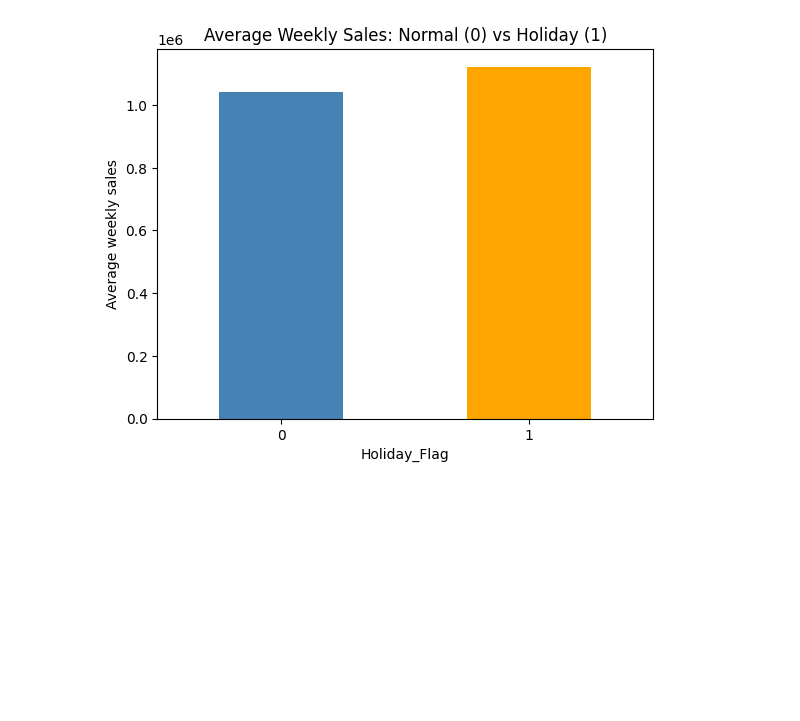
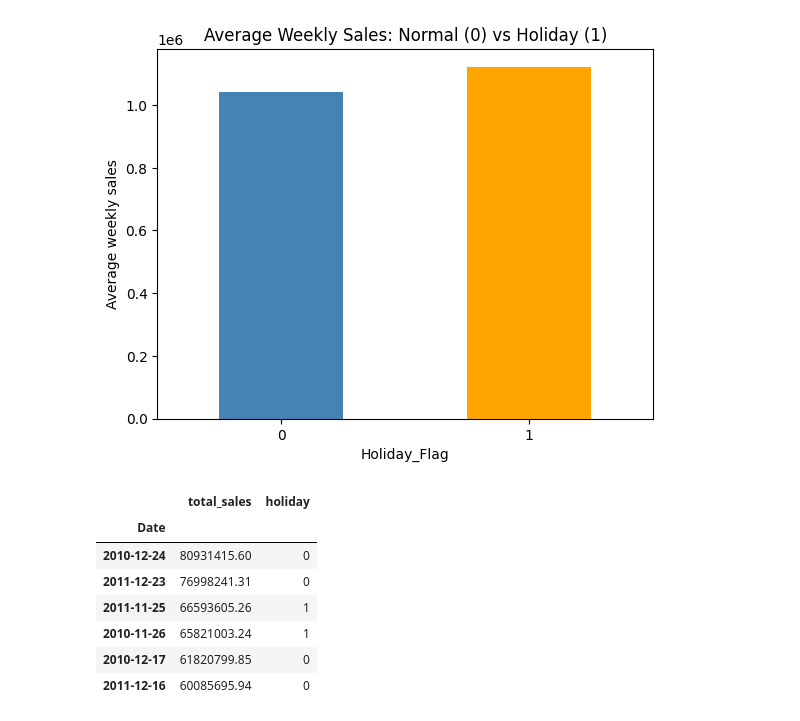
Before and after one commit to asmipandey18/Elevvo_Ml_Internship, a Jupyter notebook: task7_sales_forecasting/Sales_forecasting.ipynb, the cells around one changed output. Saved outputs shown, nothing was run; the diff lists cells and outputs as text; code cells hidden in the pictures; blank space fills up the shorter version.

```diff
--- a/task7_sales_forecasting/Sales_forecasting.ipynb
+++ b/task7_sales_forecasting/Sales_forecasting.ipynb
@@ -167,3 +169,15 @@ plt.ylabel("Average weekly sales")
 plt.show()
 # %% [output]
 [figure]
+# %%
+top = df.groupby("Date").agg(total_sales=("Weekly_Sales", "sum"), holiday=("Holiday_Flag", "max")).sort_values("total_sales", ascending=False).head(6)
+top
+# %% [output]
+|  | total_sales | holiday |
+| Date |  |  |
+| 2010-12-24 | 80931415.60 | 0 |
+| 2011-12-23 | 76998241.31 | 0 |
+| 2011-11-25 | 66593605.26 | 1 |
+| 2010-11-26 | 65821003.24 | 1 |
+| 2010-12-17 | 61820799.85 | 0 |
+| 2011-12-16 | 60085695.94 | 0 |
```
Also changed, not shown: parts of 12 cells of this notebook.
